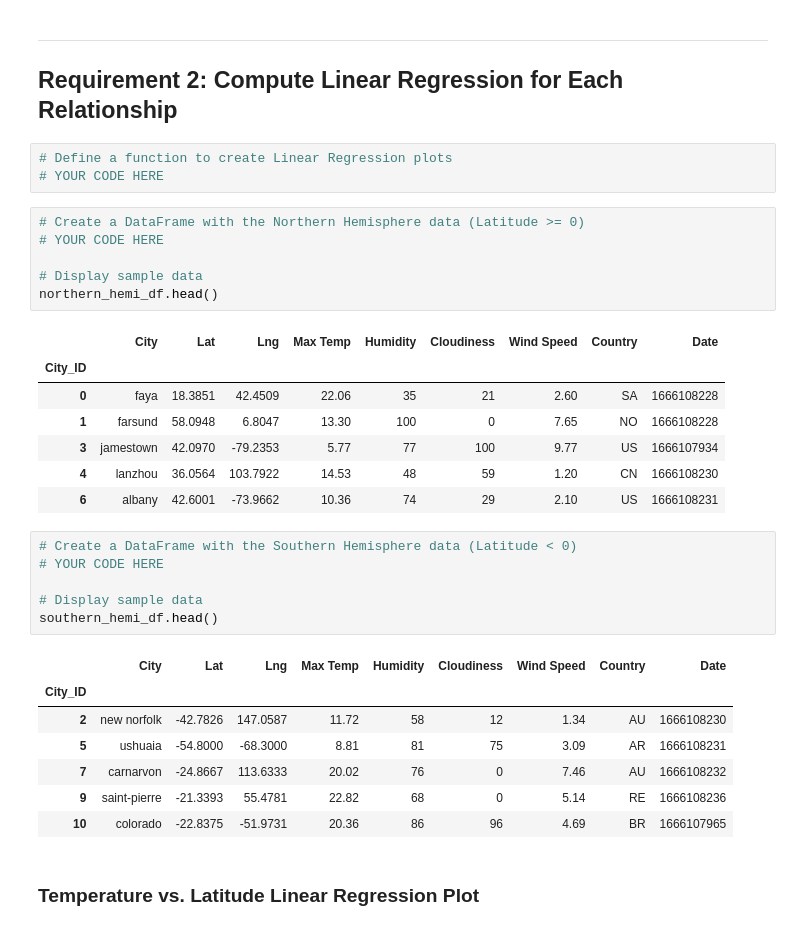
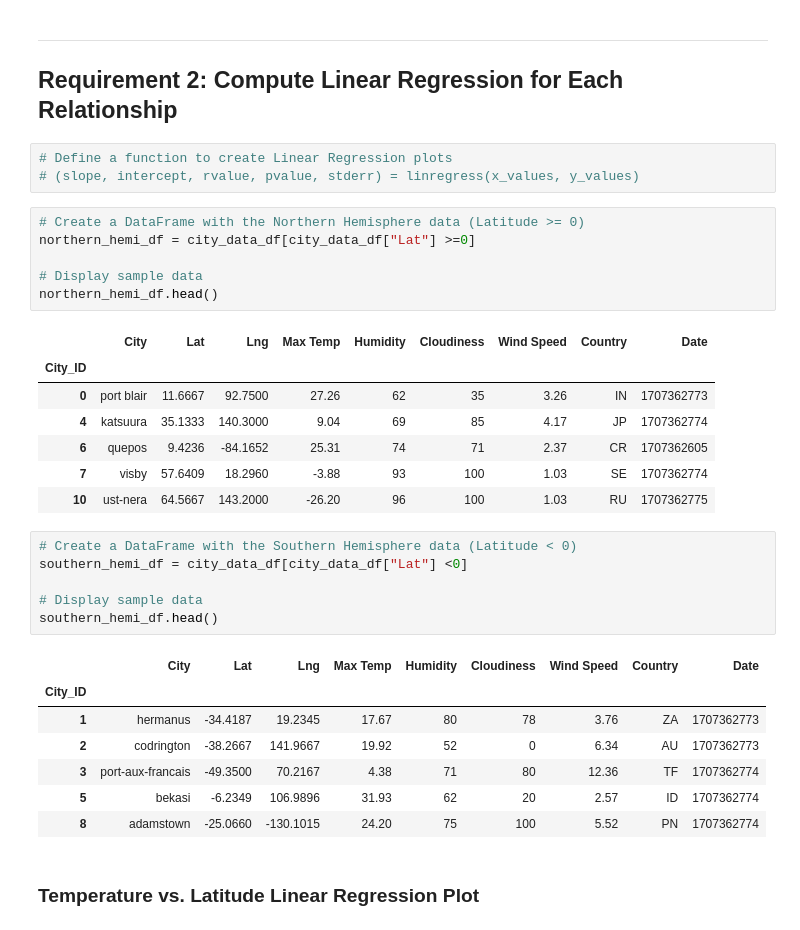
Before and after one commit to shemani2/python-api-challenge, a Jupyter notebook: WeatherPy.ipynb, the cells around one changed output. Saved outputs shown, nothing was run; the diff lists cells and outputs as text.

```diff
--- a/WeatherPy.ipynb
+++ b/WeatherPy.ipynb
@@ -239,34 +272,34 @@ plt.show()
 ## Requirement 2: Compute Linear Regression for Each Relationship
 # %%
 # Define a function to create Linear Regression plots
-# YOUR CODE HERE
+# (slope, intercept, rvalue, pvalue, stderr) = linregress(x_values, y_values)
 # %%
 # Create a DataFrame with the Northern Hemisphere data (Latitude >= 0)
-# YOUR CODE HERE
+northern_hemi_df = city_data_df[city_data_df["Lat"] >=0]
 
 # Display sample data
 northern_hemi_df.head()
 # %% [output]
 |  | City | Lat | Lng | Max Temp | Humidity | Cloudiness | Wind Speed | Country | Date |
 | City_ID |  |  |  |  |  |  |  |  |  |
-| 0 | faya | 18.3851 | 42.4509 | 22.06 | 35 | 21 | 2.60 | SA | 1666108228 |
-| 1 | farsund | 58.0948 | 6.8047 | 13.30 | 100 | 0 | 7.65 | NO | 1666108228 |
-| 3 | jamestown | 42.0970 | -79.2353 | 5.77 | 77 | 100 | 9.77 | US | 1666107934 |
-| 4 | lanzhou | 36.0564 | 103.7922 | 14.53 | 48 | 59 | 1.20 | CN | 1666108230 |
-| 6 | albany | 42.6001 | -73.9662 | 10.36 | 74 | 29 | 2.10 | US | 1666108231 |
+| 0 | port blair | 11.6667 | 92.7500 | 27.26 | 62 | 35 | 3.26 | IN | 1707362773 |
+| 4 | katsuura | 35.1333 | 140.3000 | 9.04 | 69 | 85 | 4.17 | JP | 1707362774 |
+| 6 | quepos | 9.4236 | -84.1652 | 25.31 | 74 | 71 | 2.37 | CR | 1707362605 |
+| 7 | visby | 57.6409 | 18.2960 | -3.88 | 93 | 100 | 1.03 | SE | 1707362774 |
+| 10 | ust-nera | 64.5667 | 143.2000 | -26.20 | 96 | 100 | 1.03 | RU | 1707362775 |
 # %%
 # Create a DataFrame with the Southern Hemisphere data (Latitude < 0)
-# YOUR CODE HERE
+southern_hemi_df = city_data_df[city_data_df["Lat"] <0]
 
 # Display sample data
 southern_hemi_df.head()
 # %% [output]
 |  | City | Lat | Lng | Max Temp | Humidity | Cloudiness | Wind Speed | Country | Date |
 | City_ID |  |  |  |  |  |  |  |  |  |
-| 2 | new norfolk | -42.7826 | 147.0587 | 11.72 | 58 | 12 | 1.34 | AU | 1666108230 |
-| 5 | ushuaia | -54.8000 | -68.3000 | 8.81 | 81 | 75 | 3.09 | AR | 1666108231 |
-| 7 | carnarvon | -24.8667 | 113.6333 | 20.02 | 76 | 0 | 7.46 | AU | 1666108232 |
-| 9 | saint-pierre | -21.3393 | 55.4781 | 22.82 | 68 | 0 | 5.14 | RE | 1666108236 |
-| 10 | colorado | -22.8375 | -51.9731 | 20.36 | 86 | 96 | 4.69 | BR | 1666107965 |
+| 1 | hermanus | -34.4187 | 19.2345 | 17.67 | 80 | 78 | 3.76 | ZA | 1707362773 |
+| 2 | codrington | -38.2667 | 141.9667 | 19.92 | 52 | 0 | 6.34 | AU | 1707362773 |
+| 3 | port-aux-francais | -49.3500 | 70.2167 | 4.38 | 71 | 80 | 12.36 | TF | 1707362774 |
+| 5 | bekasi | -6.2349 | 106.9896 | 31.93 | 62 | 20 | 2.57 | ID | 1707362774 |
+| 8 | adamstown | -25.0660 | -130.1015 | 24.20 | 75 | 100 | 5.52 | PN | 1707362774 |
 # %% [markdown]
 ###  Temperature vs. Latitude Linear Regression Plot
```
Also changed, not shown: parts of 36 cells of this notebook, 12 other files.
